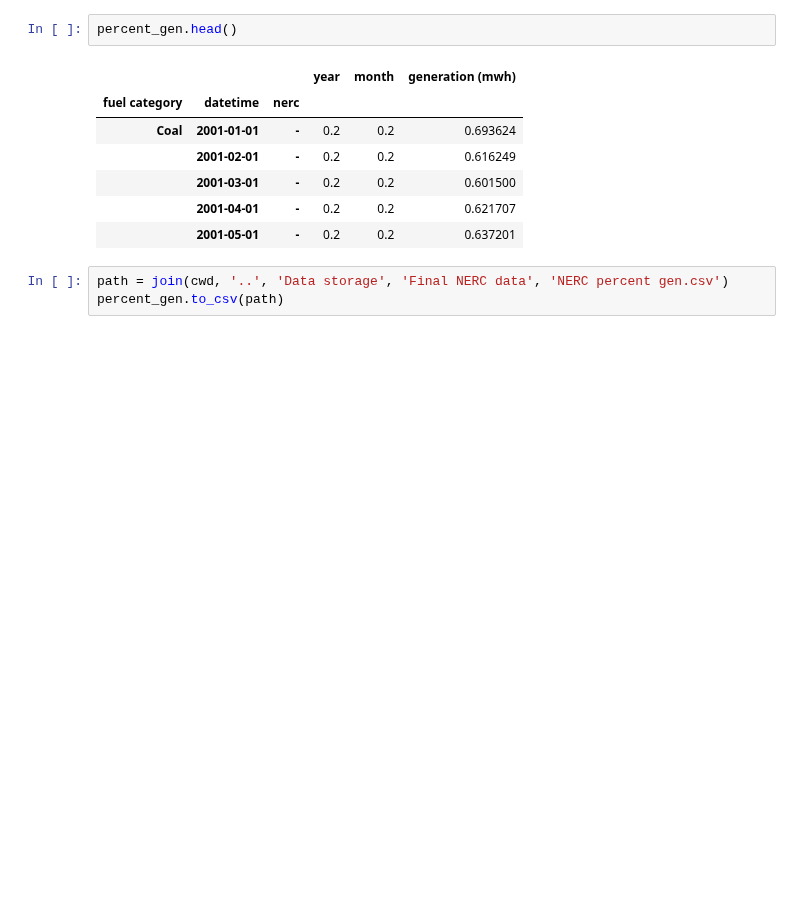
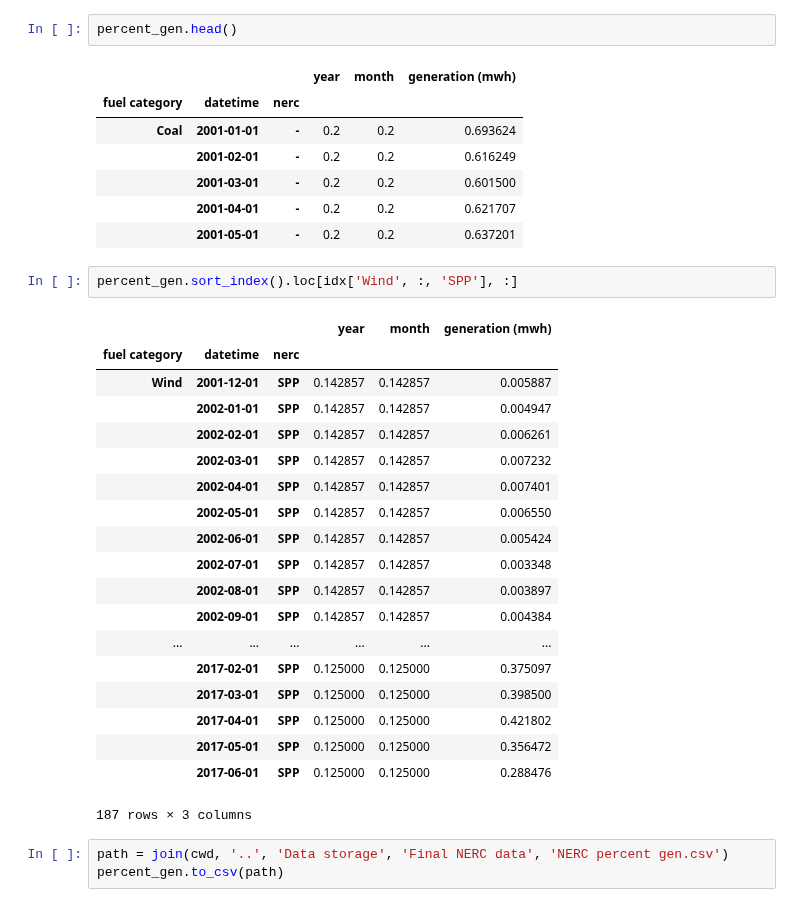
Before and after one commit to gschivley/carbon-index, a Jupyter notebook: Notebooks/Calculate NERC results.ipynb, the cells around one changed output. Saved outputs shown, nothing was run; the diff lists cells and outputs as text; blank space fills up the shorter version.

```diff
--- a/Notebooks/Calculate NERC results.ipynb
+++ b/Notebooks/Calculate NERC results.ipynb
@@ -311,6 +311,28 @@ percent_gen.head()
 |  | 2001-03-01 | - | 0.2 | 0.2 | 0.601500 |
 |  | 2001-04-01 | - | 0.2 | 0.2 | 0.621707 |
 |  | 2001-05-01 | - | 0.2 | 0.2 | 0.637201 |
+# %%
+percent_gen.sort_index().loc[idx['Wind', :, 'SPP'], :]
+# %% [output]
+|  |  |  | year | month | generation (mwh) |
+| fuel category | datetime | nerc |  |  |  |
+| Wind | 2001-12-01 | SPP | 0.142857 | 0.142857 | 0.005887 |
+|  | 2002-01-01 | SPP | 0.142857 | 0.142857 | 0.004947 |
+|  | 2002-02-01 | SPP | 0.142857 | 0.142857 | 0.006261 |
+|  | 2002-03-01 | SPP | 0.142857 | 0.142857 | 0.007232 |
+|  | 2002-04-01 | SPP | 0.142857 | 0.142857 | 0.007401 |
+|  | 2002-05-01 | SPP | 0.142857 | 0.142857 | 0.006550 |
+|  | 2002-06-01 | SPP | 0.142857 | 0.142857 | 0.005424 |
+|  | 2002-07-01 | SPP | 0.142857 | 0.142857 | 0.003348 |
+|  | 2002-08-01 | SPP | 0.142857 | 0.142857 | 0.003897 |
+|  | 2002-09-01 | SPP | 0.142857 | 0.142857 | 0.004384 |
+| ... | ... | ... | ... | ... | ... |
+|  | 2017-02-01 | SPP | 0.125000 | 0.125000 | 0.375097 |
+|  | 2017-03-01 | SPP | 0.125000 | 0.125000 | 0.398500 |
+|  | 2017-04-01 | SPP | 0.125000 | 0.125000 | 0.421802 |
+|  | 2017-05-01 | SPP | 0.125000 | 0.125000 | 0.356472 |
+|  | 2017-06-01 | SPP | 0.125000 | 0.125000 | 0.288476 |
+187 rows × 3 columns
 # %%
 path = join(cwd, '..', 'Data storage', 'Final NERC data', 'NERC percent gen.csv')
 percent_gen.to_csv(path)
```
Also changed, not shown: parts of 18 cells of this notebook.
